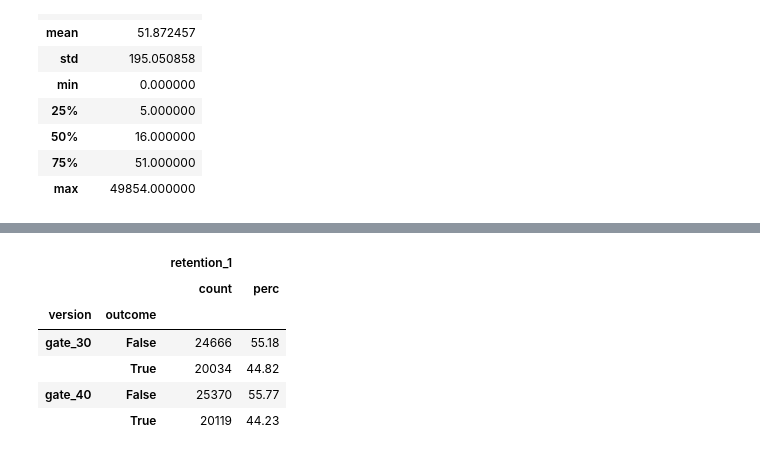
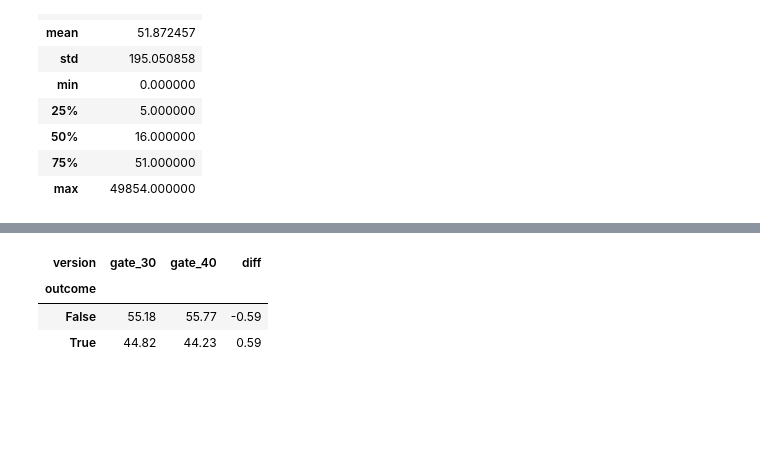
Before and after one commit to earth1987/ab-testing-cookie-cats, a Jupyter notebook: notebooks/ab_test.ipynb, the cells around one changed output, grey strips where cells are left out. Saved outputs shown, nothing was run; the diff lists cells and outputs as text; code cells hidden in the pictures; blank space fills up the shorter version.

```diff
--- a/notebooks/ab_test.ipynb
+++ b/notebooks/ab_test.ipynb
@@ -198,15 +211,11 @@ display(ab_results[['retention_1']].describe())
 # %%
 from custom_funcs import retained_func
-retent_outcomes = retained_func(ab_results, 'retention_1')
-# retent_outcomes.xs(True, level=1, axis=0).xs('perc', level=1, axis=1)
-retent_outcomes
+retent1_ab = retained_func(ab_results, 'retention_1')
+retent1_ab
 # %% [output]
-|  |  | retention_1 |  |
-|  |  | count | perc |
-| version | outcome |  |  |
-| gate_30 | False | 24666 | 55.18 |
-|  | True | 20034 | 44.82 |
-| gate_40 | False | 25370 | 55.77 |
-|  | True | 20119 | 44.23 |
+| version | gate_30 | gate_40 | diff |
+| outcome |  |  |  |
+| False | 55.18 | 55.77 | -0.59 |
+| True | 44.82 | 44.23 | 0.59 |
 # %%
 fig, axes = plt.subplots()
```
Also changed, not shown: parts of 62 cells of this notebook.
